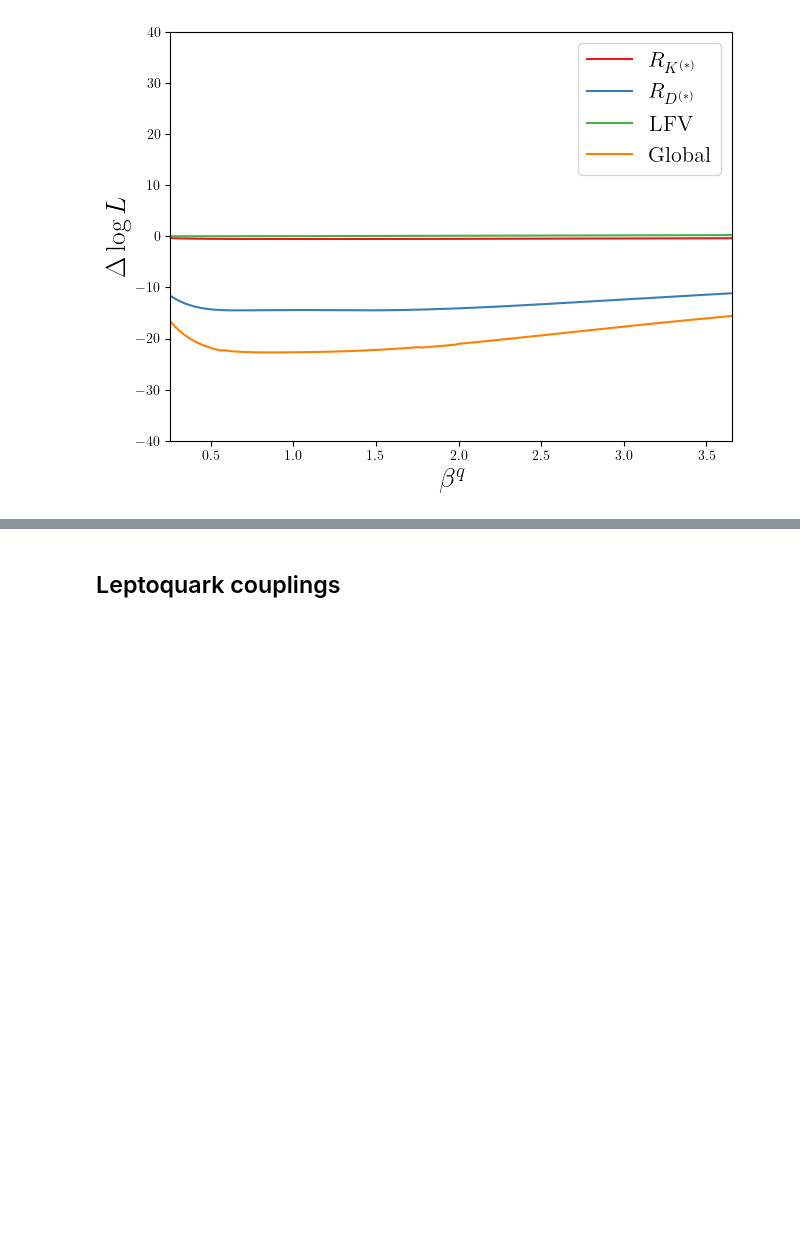
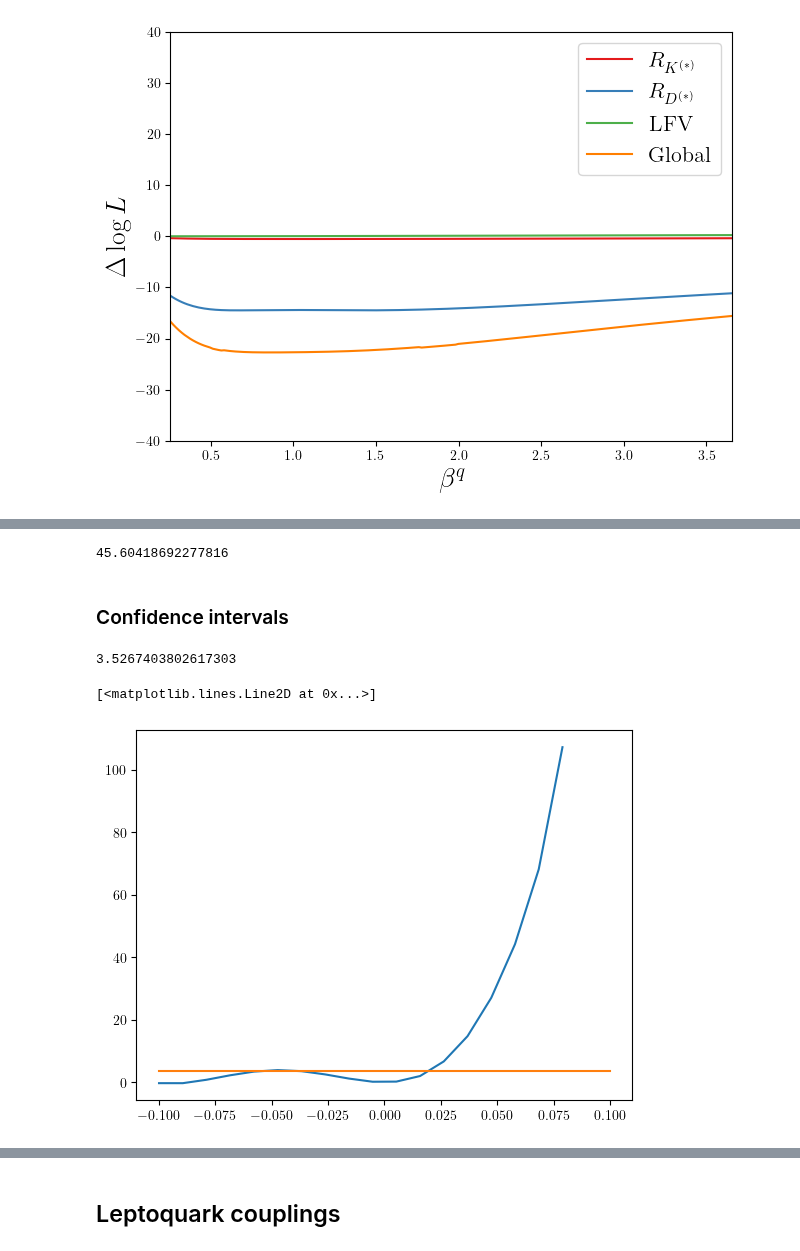
Before and after one commit to Jorge-Alda/SMEFT19-notebooks, a Jupyter notebook: PaperML/01_fits.ipynb, the cells around one changed output, grey strips where cells are left out. Cells and saved outputs as stored; diff of their text form; code cells hidden in the pictures; blank space fills up the shorter version.

Commit message:
Fit to scenario BIII

```diff
--- a/PaperML/01_fits.ipynb
+++ b/PaperML/01_fits.ipynb
@@ -361,0 +362,5 @@ $\beta^q$
+# %%
+def fit3(x):
+    return -SMEFT19.likelihood_global(x, SMEFT19.scenarios.rotBIII)
+# %%
+bf3, v3, d3, L3 = SMEFT19.ellipse.minimum(fit3, [-0.12, -0.12, 0.751])
@@ -361,0 +374,4 @@ $\beta^q$
+# %%
+-2*L3
+# %% [output]
+45.60418692277816
@@ -361,0 +381,17 @@ $\beta^q$
+# %% [markdown]
+### Confidence intervals
+# %%
+dchi = SMEFT19.SMEFTglob.smelli.flavio.statistics.functions.delta_chi2(1,3)
+dchi
+# %% [output]
+3.5267403802617303
+# %%
+delta_C1 = []
+for err in np.linspace(-0.10, 0.10, 20):
+    delta_C1.append(fit3(np.array(bf3) + np.array([err,0,0]))-L3)
+# %%
+plt.plot(np.linspace(-0.10, 0.10, 20), delta_C1)
+plt.plot([-0.1, 0.1], [dchi, dchi])
+# %% [output]
+[<matplotlib.lines.Line2D at 0x...>]
+[figure, added]
```
Also changed, not shown: parts of 10 cells of this notebook, 2 other files.
